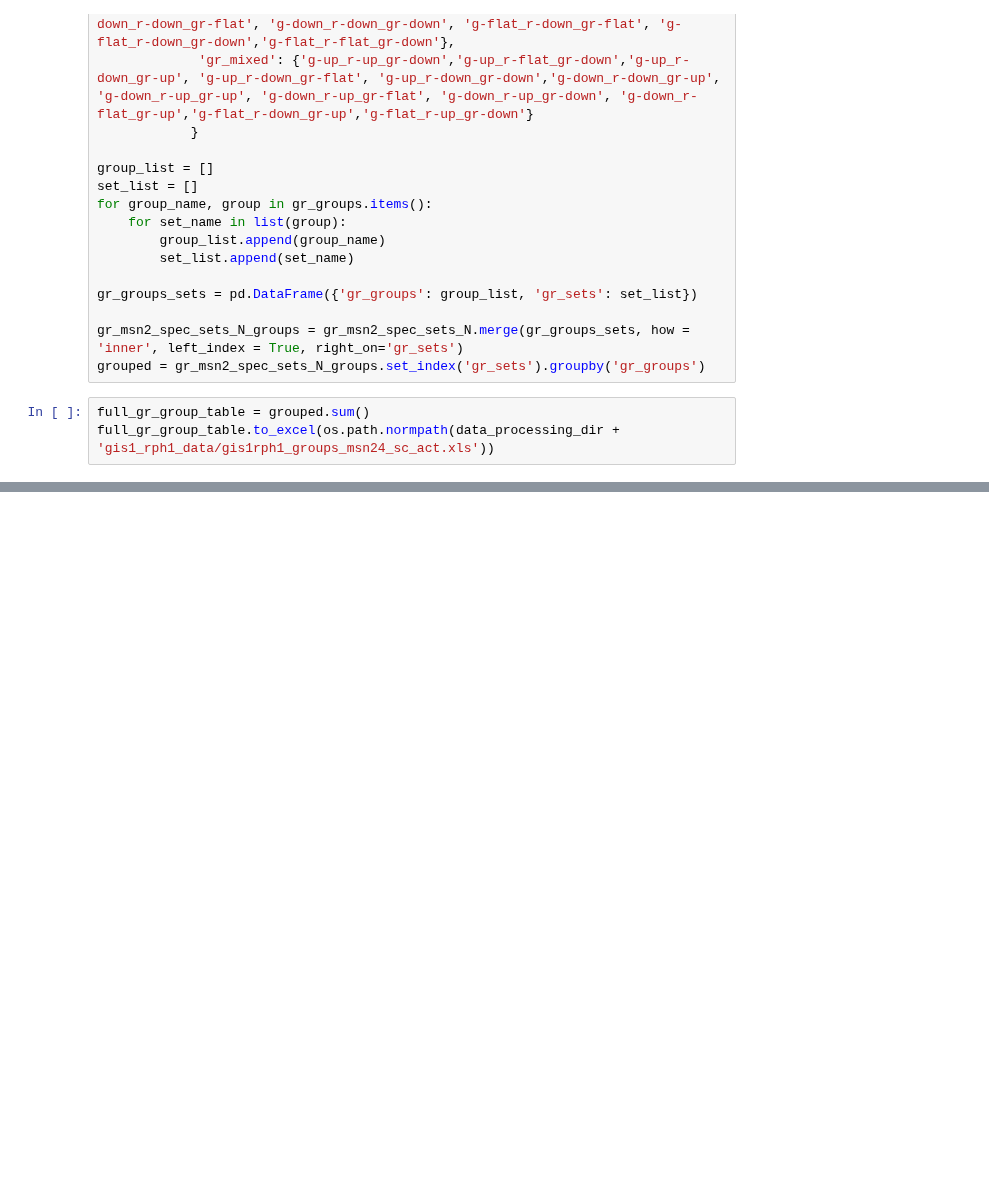
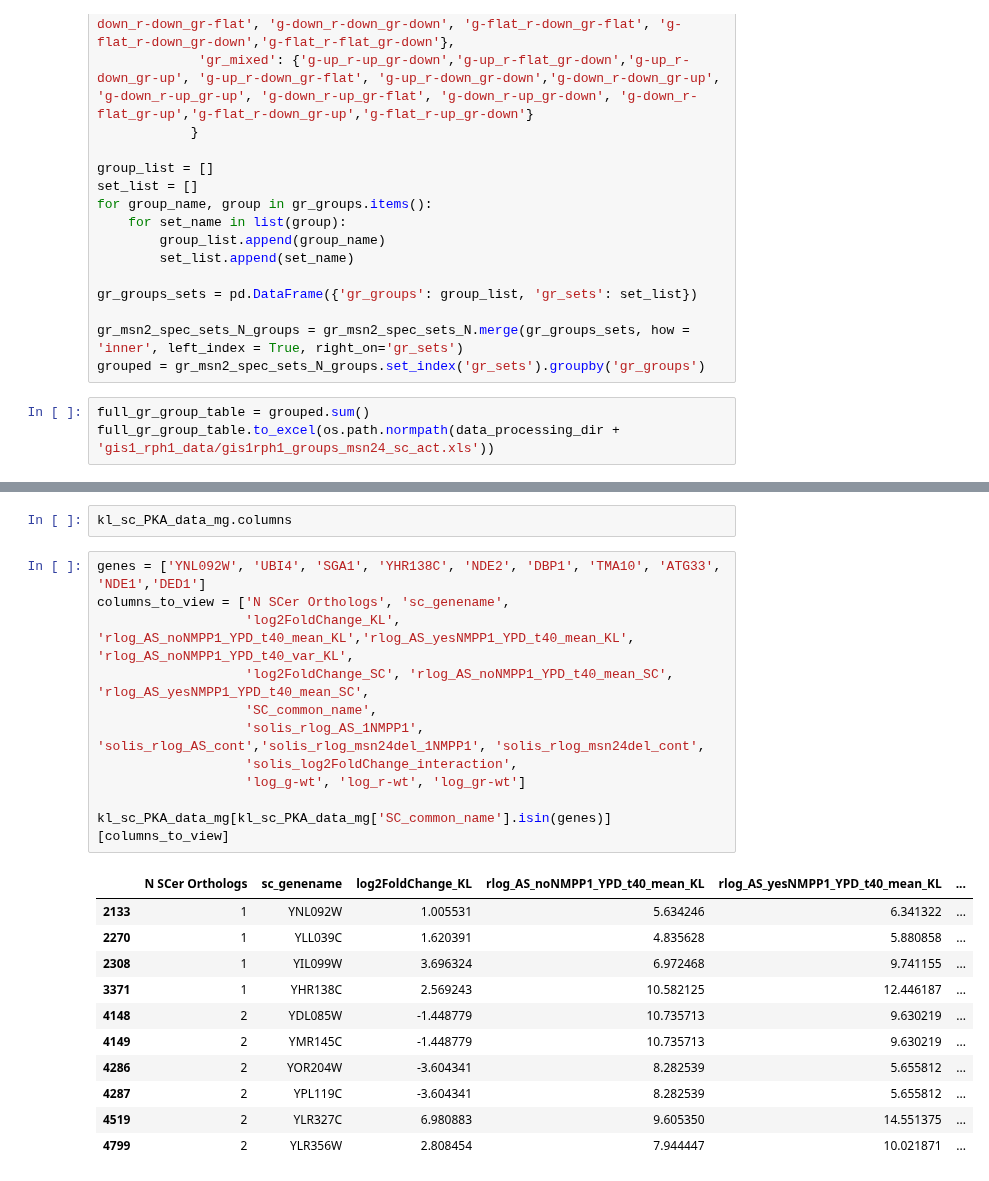
Before and after one commit to heineike02/yeast_esr_expression_analysis, a Jupyter notebook: scripts/20180327_msn24_gis1_rph1_overlap.ipynb, the cells around one changed output, grey strips where cells are left out. Cells and saved outputs as stored; diff of their text form; blank space fills up the shorter version.

```diff
--- a/scripts/20180327_msn24_gis1_rph1_overlap.ipynb
+++ b/scripts/20180327_msn24_gis1_rph1_overlap.ipynb
@@ -794,0 +793,25 @@ gr_spec_sets_N = pd.DataFrame(gr_spec_sets).applymap(len)
+# %%
+kl_sc_PKA_data_mg.columns
+# %%
+genes = ['YNL092W', 'UBI4', 'SGA1', 'YHR138C', 'NDE2', 'DBP1', 'TMA10', 'ATG33', 'NDE1','DED1']
+columns_to_view = ['N SCer Orthologs', 'sc_genename',
+                   'log2FoldChange_KL', 'rlog_AS_noNMPP1_YPD_t40_mean_KL','rlog_AS_yesNMPP1_YPD_t40_mean_KL', 'rlog_AS_noNMPP1_YPD_t40_var_KL',
+                   'log2FoldChange_SC', 'rlog_AS_noNMPP1_YPD_t40_mean_SC', 'rlog_AS_yesNMPP1_YPD_t40_mean_SC',
+                   'SC_common_name',
+                   'solis_rlog_AS_1NMPP1', 'solis_rlog_AS_cont','solis_rlog_msn24del_1NMPP1', 'solis_rlog_msn24del_cont',
+                   'solis_log2FoldChange_interaction',
+                   'log_g-wt', 'log_r-wt', 'log_gr-wt']
+
+kl_sc_PKA_data_mg[kl_sc_PKA_data_mg['SC_common_name'].isin(genes)][columns_to_view]
+# %% [output]
+|  | N SCer Orthologs | sc_genename | log2FoldChange_KL | rlog_AS_noNMPP1_YPD_t40_mean_KL | rlog_AS_yesNMPP1_YPD_t40_mean_KL | ... |
+| 2133 | 1 | YNL092W | 1.005531 | 5.634246 | 6.341322 | ... |
+| 2270 | 1 | YLL039C | 1.620391 | 4.835628 | 5.880858 | ... |
+| 2308 | 1 | YIL099W | 3.696324 | 6.972468 | 9.741155 | ... |
+| 3371 | 1 | YHR138C | 2.569243 | 10.582125 | 12.446187 | ... |
+| 4148 | 2 | YDL085W | -1.448779 | 10.735713 | 9.630219 | ... |
+| 4149 | 2 | YMR145C | -1.448779 | 10.735713 | 9.630219 | ... |
+| 4286 | 2 | YOR204W | -3.604341 | 8.282539 | 5.655812 | ... |
+| 4287 | 2 | YPL119C | -3.604341 | 8.282539 | 5.655812 | ... |
+| 4519 | 2 | YLR327C | 6.980883 | 9.605350 | 14.551375 | ... |
+| 4799 | 2 | YLR356W | 2.808454 | 7.944447 | 10.021871 | ... |
```
Also changed, not shown: parts of 14 cells of this notebook, 1 other file.
